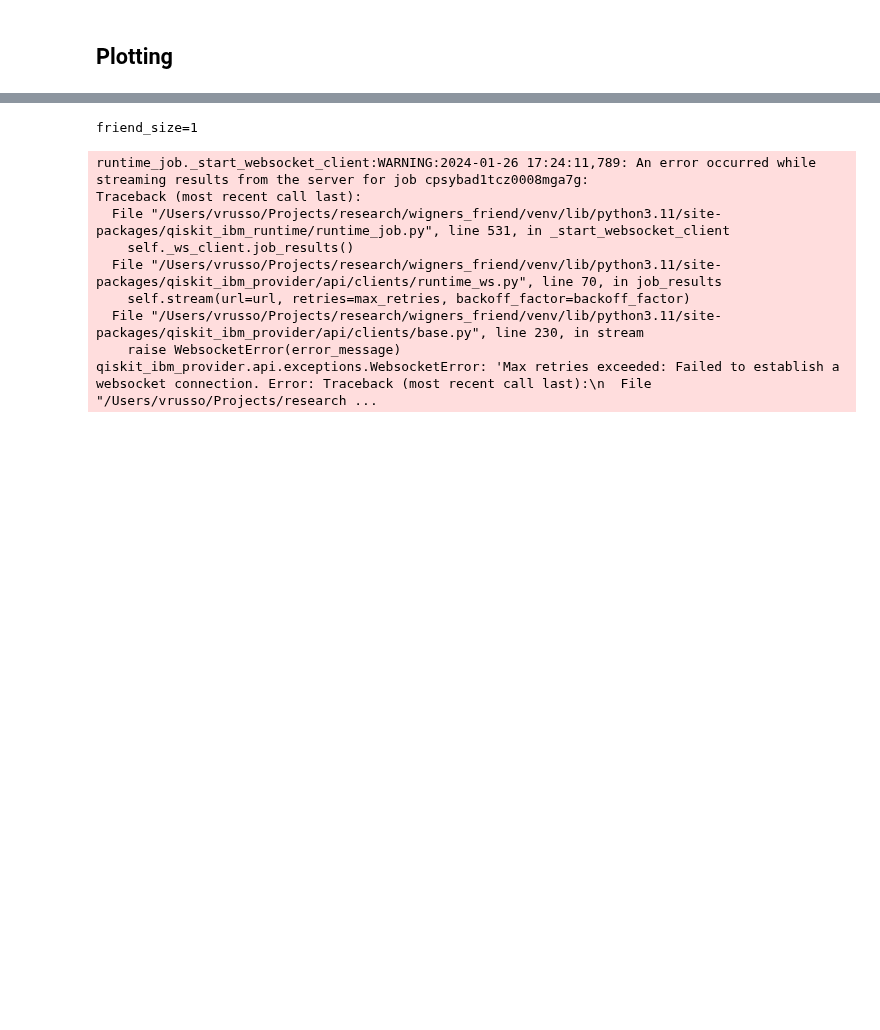
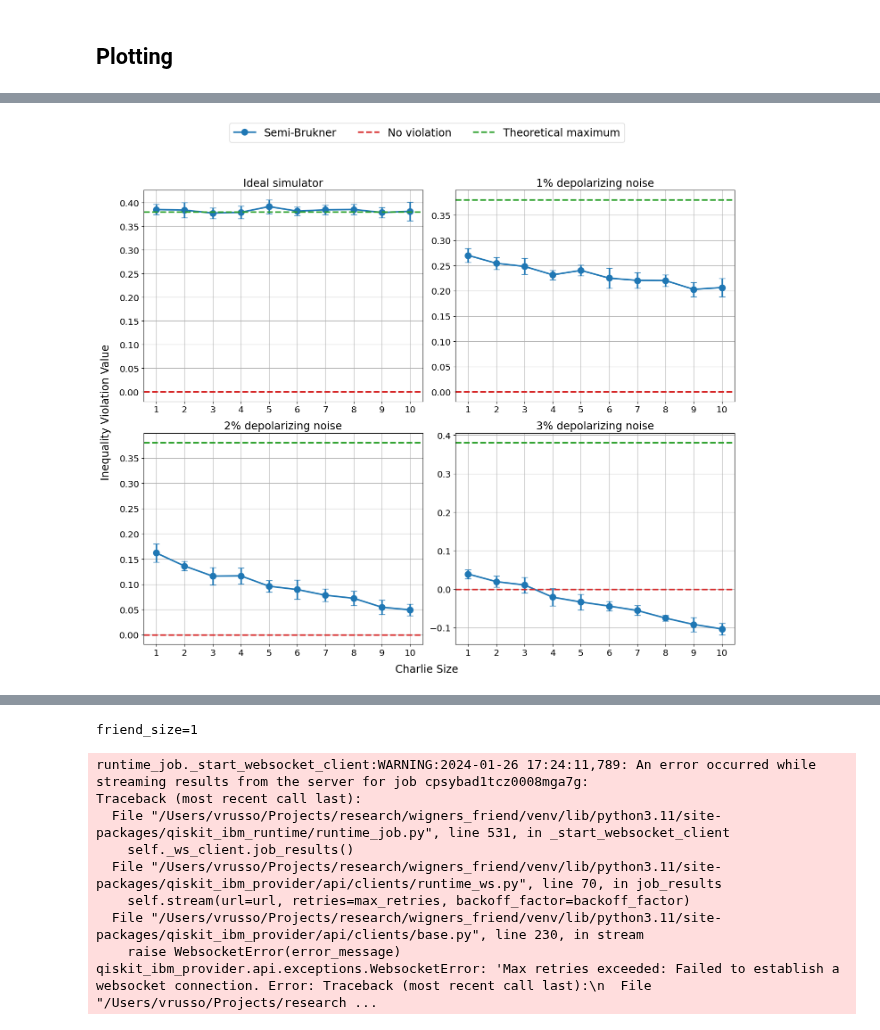
Before and after one commit to unitaryfoundation/wigners_friend, a Jupyter notebook: notebooks/semi_brukner_ewfs_majority.ipynb, the cells around one changed output, grey strips where cells are left out. Cells and saved outputs as stored; diff of their text form; code cells hidden in the pictures; blank space fills up the shorter version.

```diff
--- a/notebooks/semi_brukner_ewfs_majority.ipynb
+++ b/notebooks/semi_brukner_ewfs_majority.ipynb
@@ -377,17 +392,33 @@ def plot_results(
             if plot_error_bars:
                 std_results[fs][key] = np.std(results[fs][key])
 
-    # Plotting
-    markers = ["*"]
-    colors = ["tab:blue"]
+    # Plotting configurations
+    markers = ["o"]
+    colors = ["tab:blue", "tab:orange", "tab:green", "tab:red"]
     titles = ["Semi-Brukner"]
+    marker_size = 10
+    line_width = 2.5
 
     for i, key in enumerate(["semi_brukner"]):
         means = [np.mean(results[fs][key]) for fs in friend_sizes]
         errors = [np.std(results[fs][key]) for fs in friend_sizes] if plot_error_bars else None
-        ax.errorbar(friend_sizes, means, yerr=errors, label=titles[i], fmt=markers[i], color=colors[i], capsize=5)
+        ax.plot(
+            friend_sizes,
+            means,
+            label=titles[i],
+            marker=markers[i],
+            markersize=marker_size,
+            linestyle="-",
+            linewidth=line_width,
+            color=colors[i % len(colors)]
+        )
+        if plot_error_bars:
+            ax.errorbar(friend_sizes, means, yerr=errors, fmt="none", color=colors[i % len(colors)], capsize=5, elinewidth=line_width)
 
-    ax.axhline(0, color="red", linestyle="dashed")
+    # Adjusted line labels with increased line width
+    ax.axhline(0, color="tab:red", linestyle="dashed", label="No violation", linewidth=line_width)
+    ax.axhline(0.380364, color="tab:green", linestyle="dashed", label="Theoretical maximum", linewidth=line_width)
+
     ax.set_xticks(friend_sizes)
     ax.set_title(plot_title)
     ax.grid(True)
@@ -411,7 +461,7 @@ simulator_results = run_experiment(
 # %%
 # Parameters for all plots
-friend_sizes = range(1, 15)
-num_trials = 1
+friend_sizes = range(1, 11)
+num_trials = 10
 shots = 10_000
 backend = qiskit.Aer.get_backend("aer_simulator")
 
@@ -461,29 +529,31 @@ depolarizing_3perc_results = run_experiment(
 # %%
 fig, axs = plt.subplots(2,2, figsize=(15, 12))
 
-plot_results(axs[0,0], simulator_results, friend_sizes, plot_error_bars=False, plot_title="Ideal simulator")
-plot_results(axs[0,1], depolarizing_1perc_results, friend_sizes, plot_error_bars=False, plot_title="1% depolarizing noise")
-plot_results(axs[1,0], depolarizing_2perc_results, friend_sizes, plot_error_bars=False, plot_title="2% depolarizing noise")
-plot_results(axs[1,1], depolarizing_3perc_results, friend_sizes, plot_error_bars=False, plot_title="3% depolarizing noise")
+plot_results(axs[0,0], simulator_results, friend_sizes, plot_error_bars=True, plot_title="Ideal simulator")
+plot_results(axs[0,1], depolarizing_1perc_results, friend_sizes, plot_error_bars=True, plot_title="1% depolarizing noise")
+plot_results(axs[1,0], depolarizing_2perc_results, friend_sizes, plot_error_bars=True, plot_title="2% depolarizing noise")
+plot_results(axs[1,1], depolarizing_3perc_results, friend_sizes, plot_error_bars=True, plot_title="3% depolarizing noise")
 
 # Use the legend from the first subplot
 handles, labels = axs[0,0].get_legend_handles_labels()
 
 # Create a single shared legend
 fig.legend(handles, labels, loc="upper center", ncol=len(labels), bbox_to_anchor=(0.5, 1.05), fontsize="xx-large")
 
 # Set common x-axis and y-axis labels
 fig.text(0.5, 0.02, "Charlie Size", ha="center", va="center", fontsize="xx-large")
 fig.text(0.02, 0.5, "Inequality Violation Value", ha="center", va="center", rotation="vertical", fontsize="xx-large")
 
 for ax in np.ravel(axs):
     ax.set_title(ax.get_title(), fontsize="xx-large")
     ax.tick_params(axis="x", labelsize="x-large")
     ax.tick_params(axis="y", labelsize="x-large")
 
 plt.tight_layout(rect=[0.03, 0.03, 0.97, 0.95])
 plt.savefig("ghz_majority_semi_brukner_depolarizing_noise.pdf", bbox_inches="tight")
 plt.show()
+# %% [output]
+[figure, added]
 # %%
 from qiskit_ibm_runtime import QiskitRuntimeService
 
```
Also changed, not shown: parts of 13 cells of this notebook, 4 other files.
